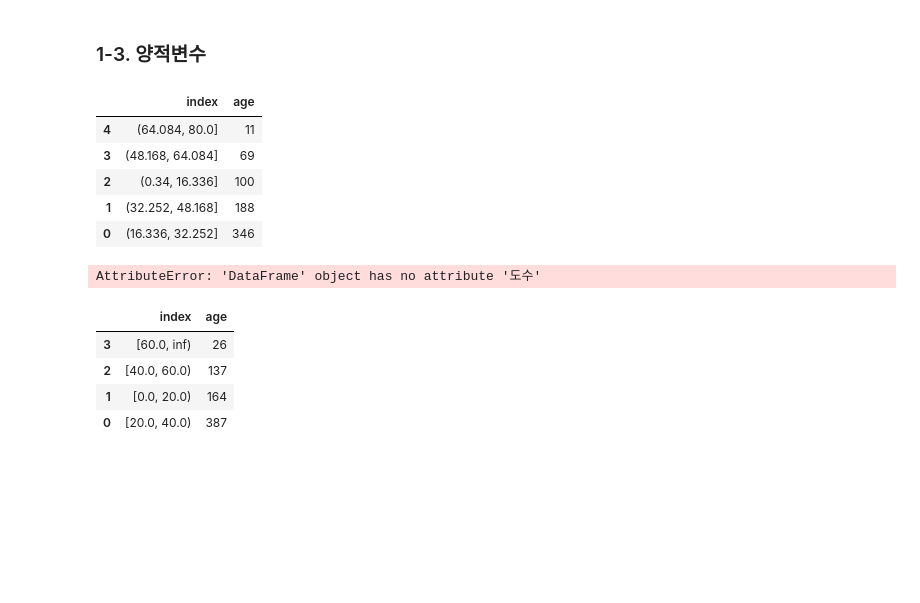
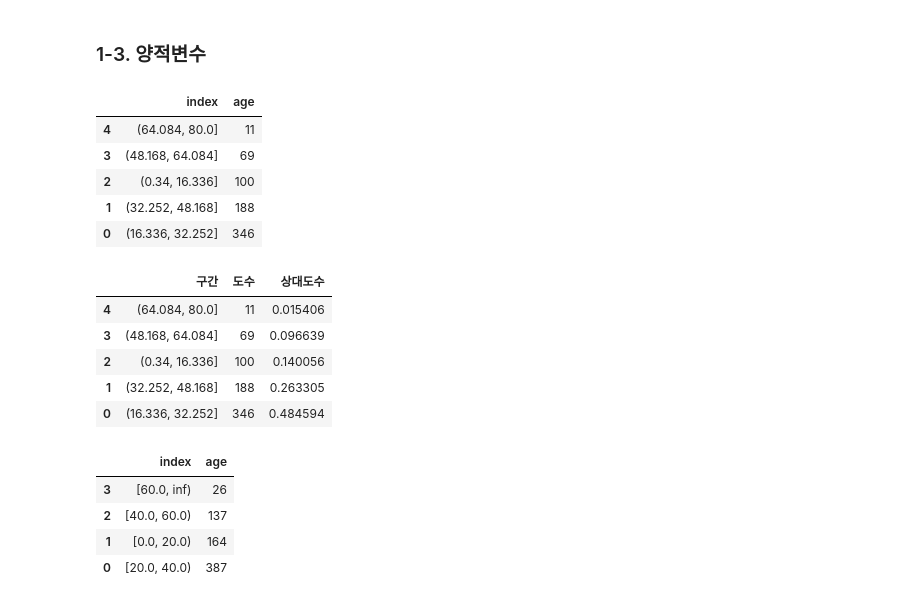
Before and after one commit to finn-sharp/adp-study, a Jupyter notebook: codebook/1장. EDA.ipynb, the cells around one changed output. Drawn from its saved outputs; the diff is of its cells as text; code cells hidden in the pictures; blank space fills up the shorter version.

```diff
--- a/codebook/1장. EDA.ipynb
+++ b/codebook/1장. EDA.ipynb
@@ -163,22 +163,27 @@ plt.show()
 # %%
 # 도수 분포표와 상대도수 분포표
 import pandas as pd
 
 result = pd.cut(titanic.age, bins=5)
 freq = result.value_counts().to_frame().reset_index().sort_values('age')
 display(freq)
 
-freq.rename(columns={'age':'구간', 'count':'도수'}, inplace=True)
+freq.rename(columns={'index':'구간', 'age':'도수'}, inplace=True)
 freq['상대도수'] = freq.도수 / freq.도수.sum()
 display(freq)
 # %% [output]
 |  | index | age |
 | 4 | (64.084, 80.0] | 11 |
 | 3 | (48.168, 64.084] | 69 |
 | 2 | (0.34, 16.336] | 100 |
 | 1 | (32.252, 48.168] | 188 |
 | 0 | (16.336, 32.252] | 346 |
-AttributeError: 'DataFrame' object has no attribute '도수'
+|  | 구간 | 도수 | 상대도수 |
+| 4 | (64.084, 80.0] | 11 | 0.015406 |
+| 3 | (48.168, 64.084] | 69 | 0.096639 |
+| 2 | (0.34, 16.336] | 100 | 0.140056 |
+| 1 | (32.252, 48.168] | 188 | 0.263305 |
+| 0 | (16.336, 32.252] | 346 | 0.484594 |
 # %%
 # 도수 분포표와 상대도수 분포표
 import pandas as pd
```
Also changed, not shown: parts of 3 cells of this notebook, 5 other files.
